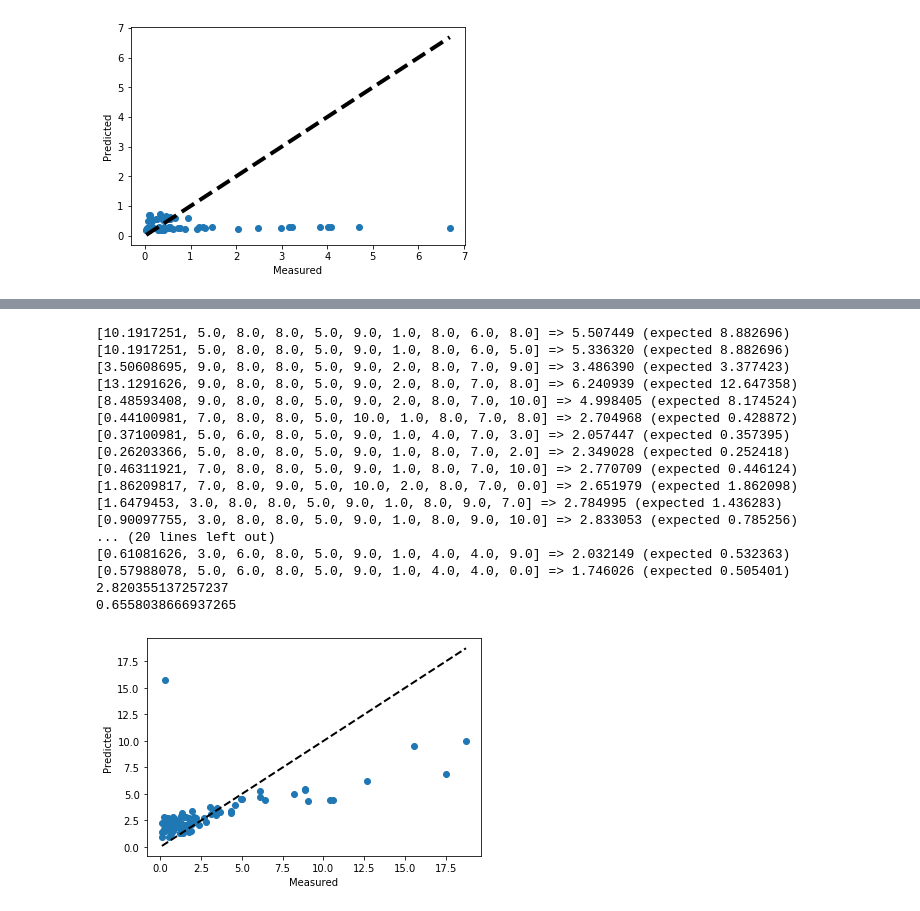
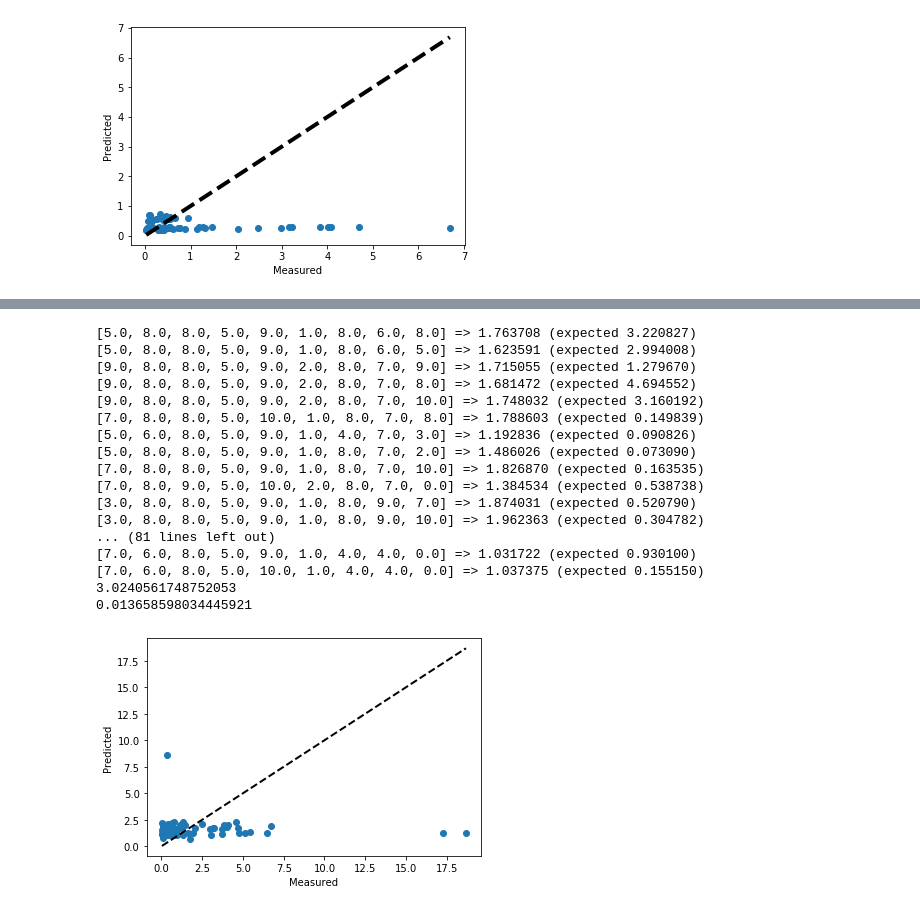
Before and after one commit to eliane06/SCMAI, a Jupyter notebook: pruebaDt.ipynb, the cells around one changed output, grey strips where cells are left out. Drawn from its saved outputs; the diff is of its cells as text; code cells hidden in the pictures.

```diff
--- a/pruebaDt.ipynb
+++ b/pruebaDt.ipynb
@@ -49,17 +49,18 @@ def corr(predicts, targets, nit):
 def b_model():
 	# create model
 	model = Sequential()
-	model.add(Dense(18, input_dim=9, kernel_initializer='normal', activation='relu'))
-	#model.add(Dense(6, kernel_initializer='normal', activation='relu'))
+	model.add(Dense(19, input_dim=9, kernel_initializer='normal', activation='tanh'))
+	#model.add(Dense(2, kernel_initializer='normal', activation='tanh'))
 	model.add(Dense(1, kernel_initializer='normal', activation='linear'))
-	model.compile(loss='mean_squared_error', optimizer='Adadelta', metrics=['mse'])
+	model.compile(loss='mean_squared_error', optimizer='Adagrad', metrics=['mse'])
 	return model
 
 estimator = KerasRegressor(build_fn=b_model, epochs=10, batch_size=10, verbose=0)
-kfold = KFold(n_splits=10)
+#kfold = KFold(n_splits=10)
 estimator.fit(X, Y)
 y_pred = estimator.predict(X_test)
-print(y_pred)
+for i in range(len(y_pred)):
+  print(y_pred[i])
 
 for i in range(len(Y_test)):
 	print('%s => %f (expected %f)' % (X_test[i].tolist(), y_pred[i], Y_test[i]))
@@ -373,7 +374,7 @@ fig.show()
 # %%
 dataset = loadtxt('NTcompleto.csv', delimiter=',')
-X = dataset[:,2:12]
-Y = dataset[:,12]
+X = dataset[:,3:12]
+Y = dataset[:,13]
 nit = dataset[:,2]
 #print(X)
 #from sklearn.model_selection import train_test_split
@@ -386,53 +387,53 @@ def corr(predicts, targets, nit):
     a = predicts - np.mean(predicts)
     b = nit - np.mean(nit)
     return sum(a*b) / (np.sqrt(sum(a**2))*(np.sqrt(sum(b**2))))
 
 # define base model
 def b_model():
 	# create model
 	model = Sequential()
-	model.add(Dense(20, input_dim=10, kernel_initializer='normal', activation='relu'))
+	model.add(Dense(20, input_dim=9, kernel_initializer='normal', activation='relu'))
 	#model.add(Dense(6, kernel_initializer='normal', activation='relu'))
 	model.add(Dense(1, kernel_initializer='normal', activation='linear'))
-	model.compile(loss='mean_squared_error', optimizer='Adadelta', metrics=['mse'])
+	model.compile(loss='mean_squared_error', optimizer='Adagrad', metrics=['mse'])
 	return model
 
 estimator = KerasRegressor(build_fn=b_model, epochs=10, batch_size=10, verbose=0)
 #kfold = KFold(n_splits=10)
 #estimator.fit(X_train, Y_train)
 #y_pred = estimator.predict(X_test)
 y_pred = cross_val_predict(estimator, X, Y, cv=10)
 
-for i in range(len(Y_test)):
+for i in range(len(Y)):
 	print('%s => %f (expected %f)' % (X[i].tolist(), y_pred[i], Y[i]))
 
 print(rmse(y_pred, Y))
 print(corr(y_pred, Y, nit))
 
 fig,ax = plt.subplots()
 ax.scatter(Y, y_pred)
 ax.plot([Y.min(), Y.max()], [Y.min(), Y.max()], 'k--', lw=2)
 ax.set_xlabel('Measured')
 ax.set_ylabel('Predicted')
 fig.show()
 # %% [output]
-[10.1917251, 5.0, 8.0, 8.0, 5.0, 9.0, 1.0, 8.0, 6.0, 8.0] => 5.507449 (expected 8.882696)
-[10.1917251, 5.0, 8.0, 8.0, 5.0, 9.0, 1.0, 8.0, 6.0, 5.0] => 5.336320 (expected 8.882696)
-[3.50608695, 9.0, 8.0, 8.0, 5.0, 9.0, 2.0, 8.0, 7.0, 9.0] => 3.486390 (expected 3.377423)
-[13.1291626, 9.0, 8.0, 8.0, 5.0, 9.0, 2.0, 8.0, 7.0, 8.0] => 6.240939 (expected 12.647358)
-[8.48593408, 9.0, 8.0, 8.0, 5.0, 9.0, 2.0, 8.0, 7.0, 10.0] => 4.998405 (expected 8.174524)
-[0.44100981, 7.0, 8.0, 8.0, 5.0, 10.0, 1.0, 8.0, 7.0, 8.0] => 2.704968 (expected 0.428872)
-[0.37100981, 5.0, 6.0, 8.0, 5.0, 9.0, 1.0, 4.0, 7.0, 3.0] => 2.057447 (expected 0.357395)
-[0.26203366, 5.0, 8.0, 8.0, 5.0, 9.0, 1.0, 8.0, 7.0, 2.0] => 2.349028 (expected 0.252418)
-[0.46311921, 7.0, 8.0, 8.0, 5.0, 9.0, 1.0, 8.0, 7.0, 10.0] => 2.770709 (expected 0.446124)
-[1.86209817, 7.0, 8.0, 9.0, 5.0, 10.0, 2.0, 8.0, 7.0, 0.0] => 2.651979 (expected 1.862098)
-[1.6479453, 3.0, 8.0, 8.0, 5.0, 9.0, 1.0, 8.0, 9.0, 7.0] => 2.784995 (expected 1.436283)
-[0.90097755, 3.0, 8.0, 8.0, 5.0, 9.0, 1.0, 8.0, 9.0, 10.0] => 2.833053 (expected 0.785256)
-... (20 lines left out)
-[0.61081626, 3.0, 6.0, 8.0, 5.0, 9.0, 1.0, 4.0, 4.0, 9.0] => 2.032149 (expected 0.532363)
-[0.57988078, 5.0, 6.0, 8.0, 5.0, 9.0, 1.0, 4.0, 4.0, 0.0] => 1.746026 (expected 0.505401)
-2.820355137257237
-0.6558038666937265
+[5.0, 8.0, 8.0, 5.0, 9.0, 1.0, 8.0, 6.0, 8.0] => 1.763708 (expected 3.220827)
+[5.0, 8.0, 8.0, 5.0, 9.0, 1.0, 8.0, 6.0, 5.0] => 1.623591 (expected 2.994008)
+[9.0, 8.0, 8.0, 5.0, 9.0, 2.0, 8.0, 7.0, 9.0] => 1.715055 (expected 1.279670)
+[9.0, 8.0, 8.0, 5.0, 9.0, 2.0, 8.0, 7.0, 8.0] => 1.681472 (expected 4.694552)
+[9.0, 8.0, 8.0, 5.0, 9.0, 2.0, 8.0, 7.0, 10.0] => 1.748032 (expected 3.160192)
+[7.0, 8.0, 8.0, 5.0, 10.0, 1.0, 8.0, 7.0, 8.0] => 1.788603 (expected 0.149839)
+[5.0, 6.0, 8.0, 5.0, 9.0, 1.0, 4.0, 7.0, 3.0] => 1.192836 (expected 0.090826)
+[5.0, 8.0, 8.0, 5.0, 9.0, 1.0, 8.0, 7.0, 2.0] => 1.486026 (expected 0.073090)
+[7.0, 8.0, 8.0, 5.0, 9.0, 1.0, 8.0, 7.0, 10.0] => 1.826870 (expected 0.163535)
+[7.0, 8.0, 9.0, 5.0, 10.0, 2.0, 8.0, 7.0, 0.0] => 1.384534 (expected 0.538738)
+[3.0, 8.0, 8.0, 5.0, 9.0, 1.0, 8.0, 9.0, 7.0] => 1.874031 (expected 0.520790)
+[3.0, 8.0, 8.0, 5.0, 9.0, 1.0, 8.0, 9.0, 10.0] => 1.962363 (expected 0.304782)
+... (81 lines left out)
+[7.0, 6.0, 8.0, 5.0, 9.0, 1.0, 4.0, 4.0, 0.0] => 1.031722 (expected 0.930100)
+[7.0, 6.0, 8.0, 5.0, 10.0, 1.0, 4.0, 4.0, 0.0] => 1.037375 (expected 0.155150)
+3.0240561748752053
+0.013658598034445921
-[figure, old version]
+[figure, new version]
 # %%
 dataset = loadtxt('Vul-pred.csv', delimiter=',') #sin sacar valores atípicos
```
Also changed, not shown: parts of 6 cells of this notebook.
